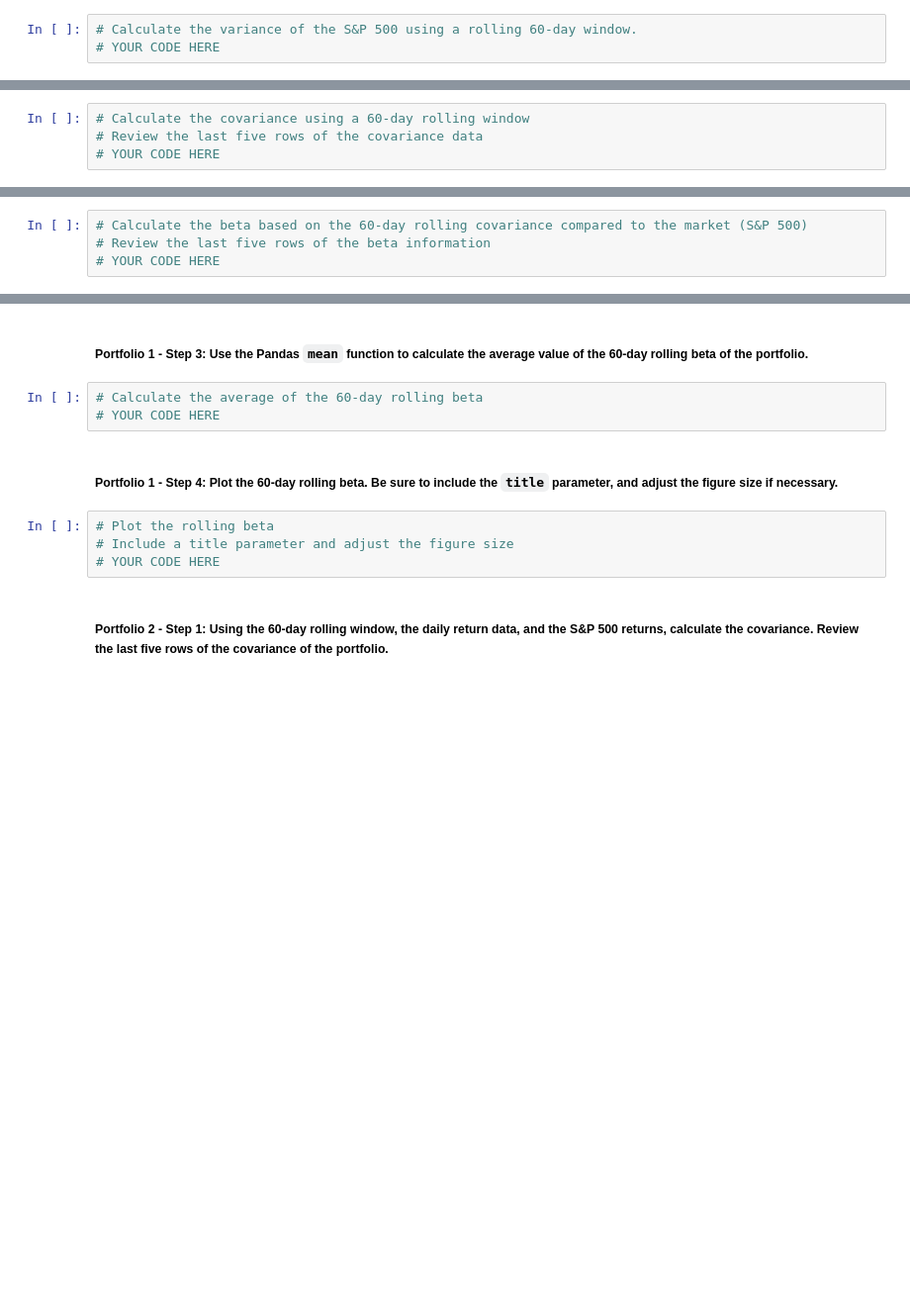
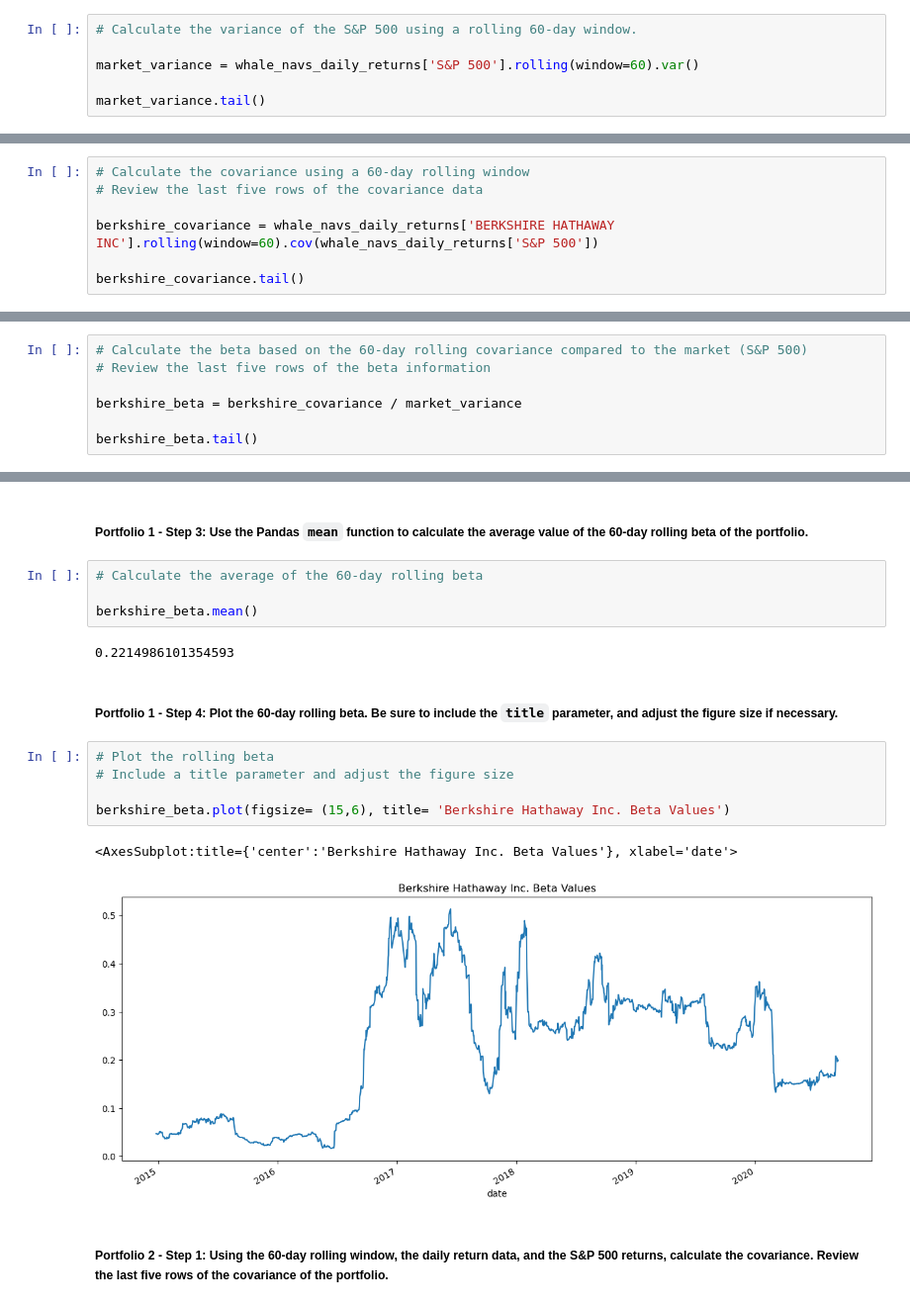
Before and after one commit to aj-0524/FinTech-Ch4, a Jupyter notebook: risk_return_analysis.ipynb, the cells around one changed output, grey strips where cells are left out. Shown: that part at 99% size. Drawn from its saved outputs; the diff is of its cells as text; blank space fills up the shorter version.

```diff
--- a/risk_return_analysis.ipynb
+++ b/risk_return_analysis.ipynb
@@ -332,4 +366,7 @@ Your analysis is nearing completion. Now, you need to evaluate how the portfolio
 #### Use the Pandas `var` function to calculate the variance of the S&P 500 by using a 60-day rolling window. Visualize the last five rows of the variance of the S&P 500.
 # %%
 # Calculate the variance of the S&P 500 using a rolling 60-day window.
-# YOUR CODE HERE
+
+market_variance = whale_navs_daily_returns['S&P 500'].rolling(window=60).var()
+
+market_variance.tail()
@@ -348,4 +393,7 @@ Your analysis is nearing completion. Now, you need to evaluate how the portfolio
 # %%
 # Calculate the covariance using a 60-day rolling window
 # Review the last five rows of the covariance data
-# YOUR CODE HERE
+
+berkshire_covariance = whale_navs_daily_returns['BERKSHIRE HATHAWAY INC'].rolling(window=60).cov(whale_navs_daily_returns['S&P 500'])
+
+berkshire_covariance.tail()
@@ -354,4 +410,7 @@ Your analysis is nearing completion. Now, you need to evaluate how the portfolio
 # %%
 # Calculate the beta based on the 60-day rolling covariance compared to the market (S&P 500)
 # Review the last five rows of the beta information
-# YOUR CODE HERE
+
+berkshire_beta = berkshire_covariance / market_variance
+
+berkshire_beta.tail()
@@ -359,13 +426,20 @@ Your analysis is nearing completion. Now, you need to evaluate how the portfolio
 ##### Portfolio 1 - Step 3: Use the Pandas `mean` function to calculate the average value of the 60-day rolling beta of the portfolio.
 # %%
 # Calculate the average of the 60-day rolling beta
-# YOUR CODE HERE
+
+berkshire_beta.mean()
+# %% [output]
+0.2214986101354593
 # %% [markdown]
 ##### Portfolio 1 - Step 4: Plot the 60-day rolling beta. Be sure to include the `title` parameter, and adjust the figure size if necessary.
 # %%
 # Plot the rolling beta
 # Include a title parameter and adjust the figure size
-# YOUR CODE HERE
+
+berkshire_beta.plot(figsize= (15,6), title= 'Berkshire Hathaway Inc. Beta Values')
+# %% [output]
+<AxesSubplot:title={'center':'Berkshire Hathaway Inc. Beta Values'}, xlabel='date'>
+[figure, added]
 # %% [markdown]
 ##### Portfolio 2 - Step 1: Using the 60-day rolling window, the daily return data, and the S&P 500 returns, calculate the covariance. Review the last five rows of the covariance of the portfolio.
 # %%
```
Also changed, not shown: parts of 18 cells of this notebook.
